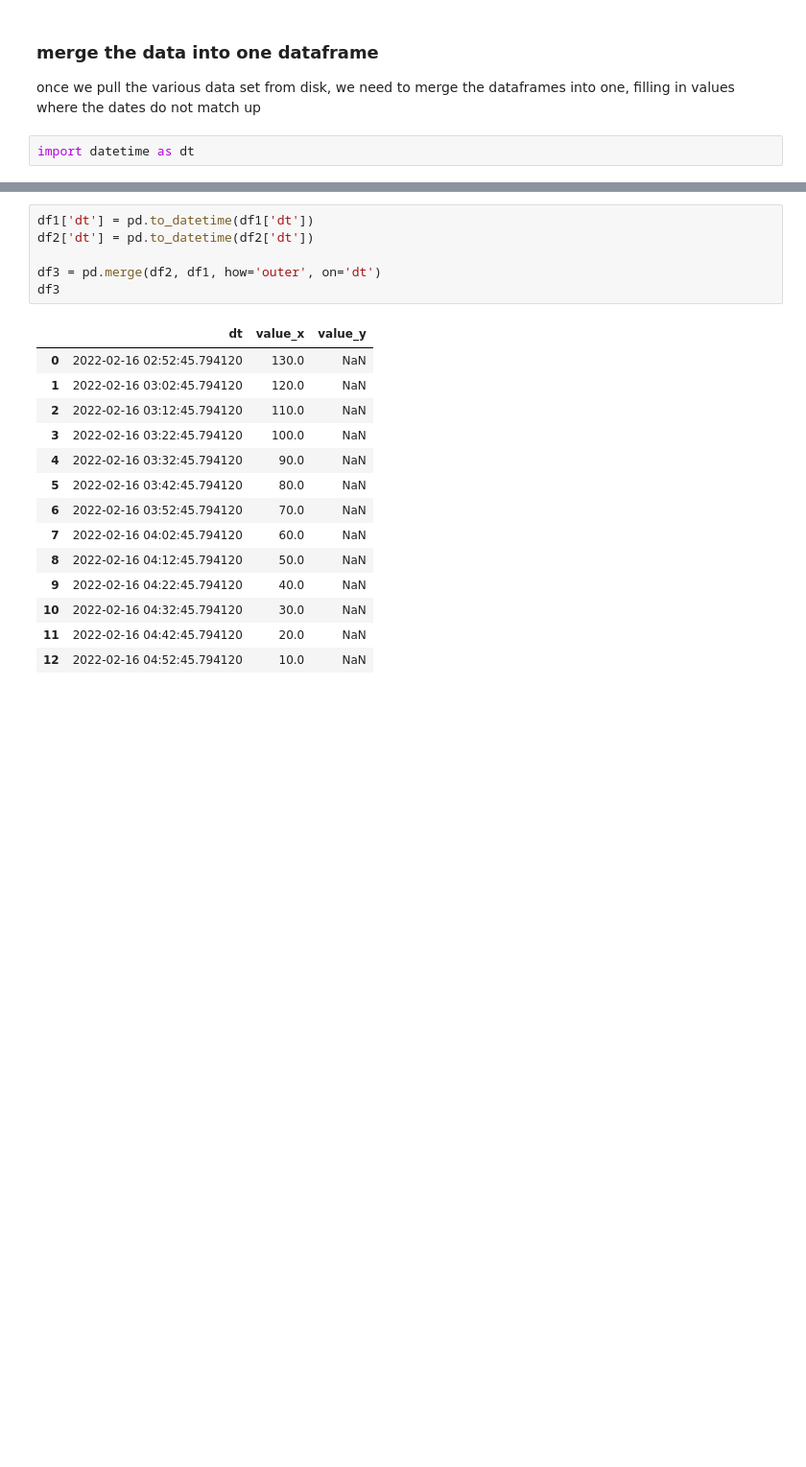
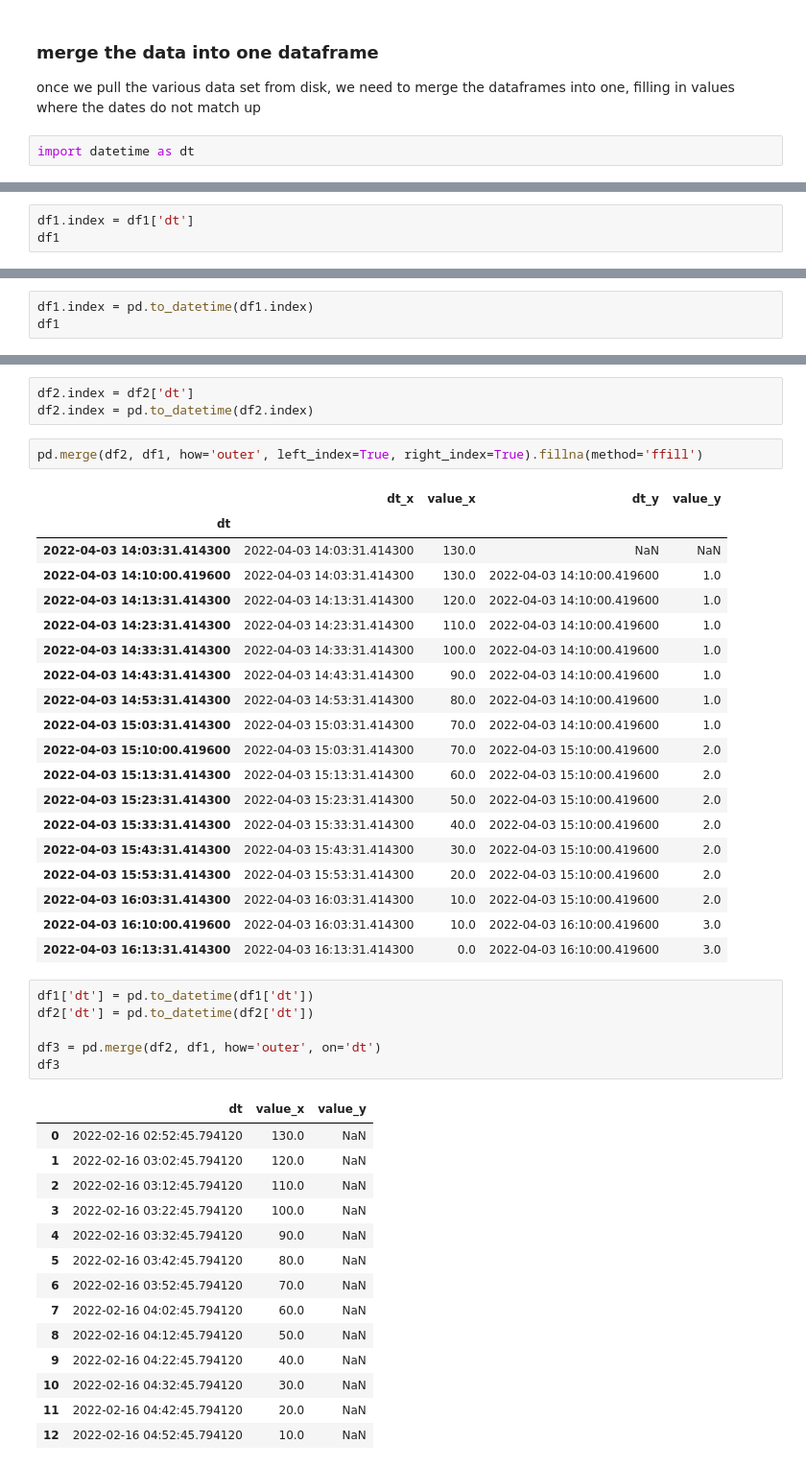
Before and after one commit to SatoriNetwork/Satori, a Jupyter notebook: notebooks/explore/RDBMS Parquet reading and writing.ipynb, the cells around one changed output, grey strips where cells are left out. Shown at 96% size. Saved outputs shown, nothing was run; the diff lists cells and outputs as text; blank space fills up the shorter version.

```diff
--- a/notebooks/explore/RDBMS Parquet reading and writing.ipynb
+++ b/notebooks/explore/RDBMS Parquet reading and writing.ipynb
@@ -155,0 +353,3 @@ df1
+# %%
+df1.index = df1['dt']
+df1
@@ -155,0 +362,3 @@ df1
+# %%
+df1.index = pd.to_datetime(df1.index)
+df1
@@ -205,3 +420,28 @@ df2
+# %%
+df2.index = df2['dt']
+df2.index = pd.to_datetime(df2.index)
+# %%
+pd.merge(df2, df1, how='outer', left_index=True, right_index=True).fillna(method='ffill')
+# %% [output]
+|  | dt_x | value_x | dt_y | value_y |
+| dt |  |  |  |  |
+| 2022-04-03 14:03:31.414300 | 2022-04-03 14:03:31.414300 | 130.0 | NaN | NaN |
+| 2022-04-03 14:10:00.419600 | 2022-04-03 14:03:31.414300 | 130.0 | 2022-04-03 14:10:00.419600 | 1.0 |
+| 2022-04-03 14:13:31.414300 | 2022-04-03 14:13:31.414300 | 120.0 | 2022-04-03 14:10:00.419600 | 1.0 |
+| 2022-04-03 14:23:31.414300 | 2022-04-03 14:23:31.414300 | 110.0 | 2022-04-03 14:10:00.419600 | 1.0 |
+| 2022-04-03 14:33:31.414300 | 2022-04-03 14:33:31.414300 | 100.0 | 2022-04-03 14:10:00.419600 | 1.0 |
+| 2022-04-03 14:43:31.414300 | 2022-04-03 14:43:31.414300 | 90.0 | 2022-04-03 14:10:00.419600 | 1.0 |
+| 2022-04-03 14:53:31.414300 | 2022-04-03 14:53:31.414300 | 80.0 | 2022-04-03 14:10:00.419600 | 1.0 |
+| 2022-04-03 15:03:31.414300 | 2022-04-03 15:03:31.414300 | 70.0 | 2022-04-03 14:10:00.419600 | 1.0 |
+| 2022-04-03 15:10:00.419600 | 2022-04-03 15:03:31.414300 | 70.0 | 2022-04-03 15:10:00.419600 | 2.0 |
+| 2022-04-03 15:13:31.414300 | 2022-04-03 15:13:31.414300 | 60.0 | 2022-04-03 15:10:00.419600 | 2.0 |
+| 2022-04-03 15:23:31.414300 | 2022-04-03 15:23:31.414300 | 50.0 | 2022-04-03 15:10:00.419600 | 2.0 |
+| 2022-04-03 15:33:31.414300 | 2022-04-03 15:33:31.414300 | 40.0 | 2022-04-03 15:10:00.419600 | 2.0 |
+| 2022-04-03 15:43:31.414300 | 2022-04-03 15:43:31.414300 | 30.0 | 2022-04-03 15:10:00.419600 | 2.0 |
+| 2022-04-03 15:53:31.414300 | 2022-04-03 15:53:31.414300 | 20.0 | 2022-04-03 15:10:00.419600 | 2.0 |
+| 2022-04-03 16:03:31.414300 | 2022-04-03 16:03:31.414300 | 10.0 | 2022-04-03 15:10:00.419600 | 2.0 |
+| 2022-04-03 16:10:00.419600 | 2022-04-03 16:03:31.414300 | 10.0 | 2022-04-03 16:10:00.419600 | 3.0 |
+| 2022-04-03 16:13:31.414300 | 2022-04-03 16:13:31.414300 | 0.0 | 2022-04-03 16:10:00.419600 | 3.0 |
 # %%
 df1['dt'] = pd.to_datetime(df1['dt'])
 df2['dt'] = pd.to_datetime(df2['dt'])
```
Also changed, not shown: parts of 27 cells of this notebook, 5 other files.
